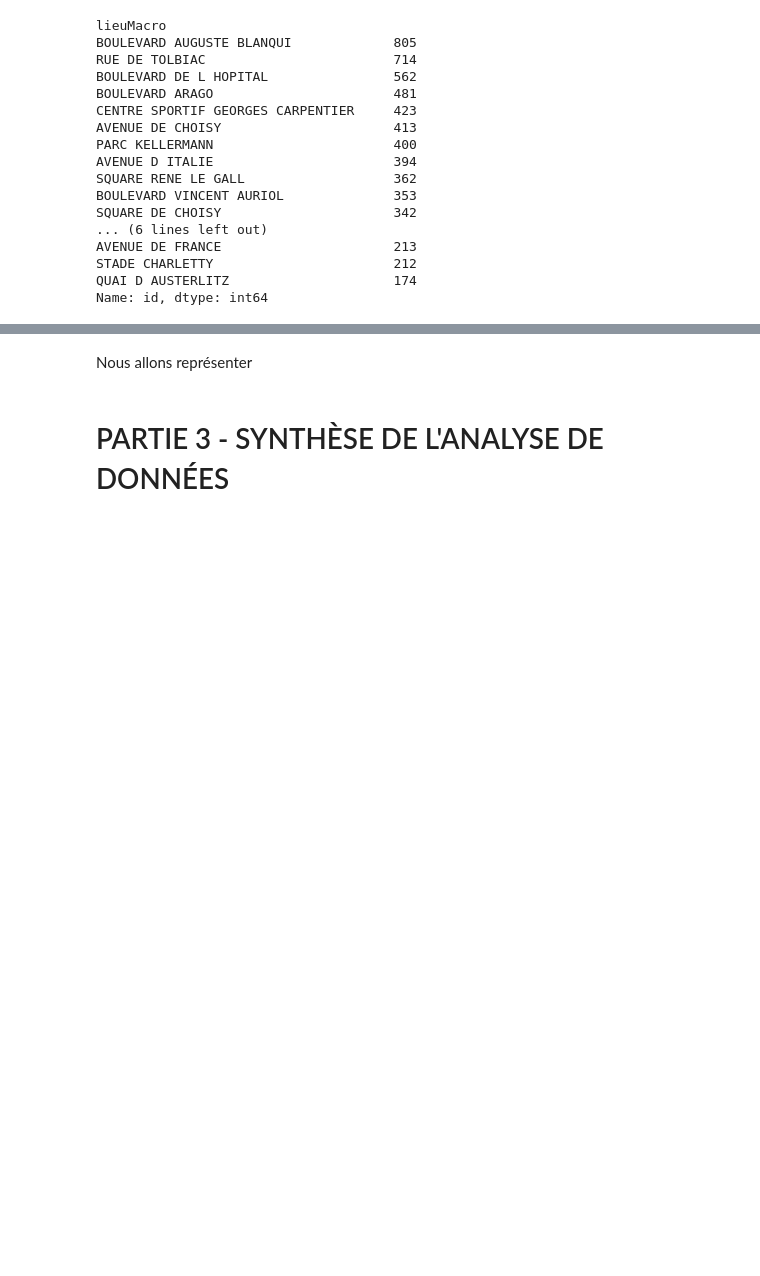
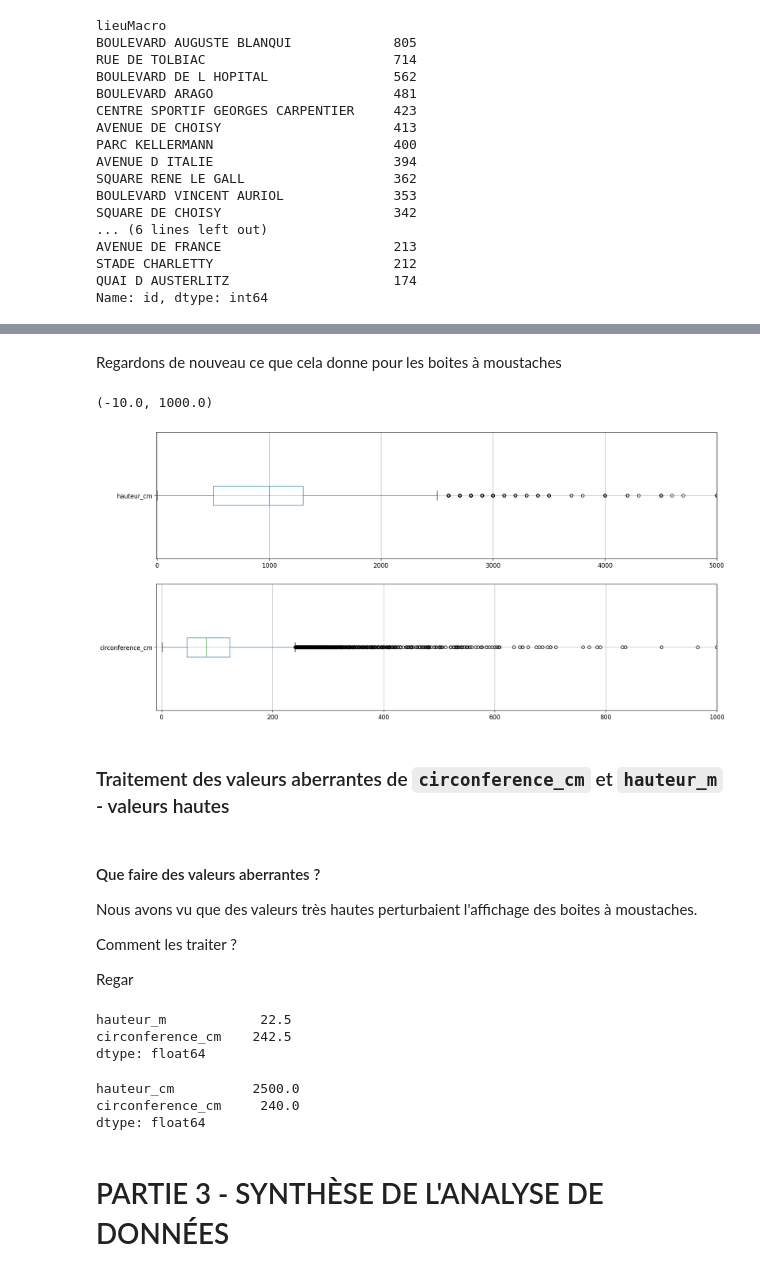
Before and after one commit to ClementPatin/OC-P2, a Jupyter notebook: Patin_Clement_1_notebook_032023.ipynb, the cells around one changed output, grey strips where cells are left out. Drawn from its saved outputs; the diff is of its cells as text; code cells hidden in the pictures; blank space fills up the shorter version.

```diff
--- a/Patin_Clement_1_notebook_032023.ipynb
+++ b/Patin_Clement_1_notebook_032023.ipynb
@@ -620,0 +698,6 @@ Name: id, dtype: int64
+# %%
+#create "hauteur_cm"
+dataPropre["hauteur_cm"]=dataPropre["hauteur_m"]*100
+
+#drop "hauteur_m"
+dataPropre=dataPropre.drop(columns=["hauteur_m"])
@@ -621,4 +710,50 @@ Name: id, dtype: int64
+# %%
+#for hauteur_cm = 0 AND circonference_cm = 0, set value to numpy NaN
+dataPropre.loc[(dataPropre.hauteur_cm ==0)&(dataPropre.circonference_cm==0),"hauteur_cm"]=np.NaN
+#for circonference_cm = 0, set value to numpy NaN
+dataPropre.loc[dataPropre.circonference_cm==0,"circonference_cm"]=np.NaN
+# %% [markdown]
+Regardons de nouveau ce que cela donne pour les boites à moustaches
+# %%
+#again, boxplots for hauteur_cm and circonference_cm
+plt.figure(figsize=(20,10))
+plt.subplot(2,1,1)
+dataPropre.boxplot(column=["hauteur_cm"],vert=False)
+plt.xlim(-10,5000)
+plt.subplot(2,1,2)
+dataPropre.boxplot(column=["circonference_cm"],vert=False)
+plt.xlim(-10,1000)
+# %% [output]
+(-10.0, 1000.0)
+[figure, added]
+# %% [markdown]
+### Traitement des valeurs aberrantes de `circonference_cm` et `hauteur_m` - valeurs hautes
 # %% [markdown]
-Nous allons représenter
+#### Que faire des valeurs aberrantes ?
+Nous avons vu que des valeurs très hautes perturbaient l'affichage des boites à moustaches.
+
+Comment les traiter ?
+
+Regar
+# %%
+quartiles = dataBrute[["hauteur_m","circonference_cm"]].quantile([0.25,0.75]) #determine Q1 and Q3
+IQR = quartiles.loc[0.75]-quartiles.loc[0.25] # IQR for both variables
+limitMax = quartiles.loc[0.75]+1.5*IQR
+quartiles
+limitMax
+# %% [output]
+hauteur_m            22.5
+circonference_cm    242.5
+dtype: float64
+# %%
+quartiles = dataPropre[["hauteur_cm","circonference_cm"]].quantile([0.25,0.75]) #determine Q1 and Q3
+IQR = quartiles.loc[0.75]-quartiles.loc[0.25] # IQR for both variables
+limitMax = quartiles.loc[0.75]+1.5*IQR
+quartiles
+limitMax
+# %% [output]
+hauteur_cm          2500.0
+circonference_cm     240.0
+dtype: float64
 # %% [markdown]
 # PARTIE 3 - SYNTHÈSE DE L'ANALYSE DE DONNÉES<a class="anchor" id="P3"></a>
```
Also changed, not shown: parts of 16 cells of this notebook.
